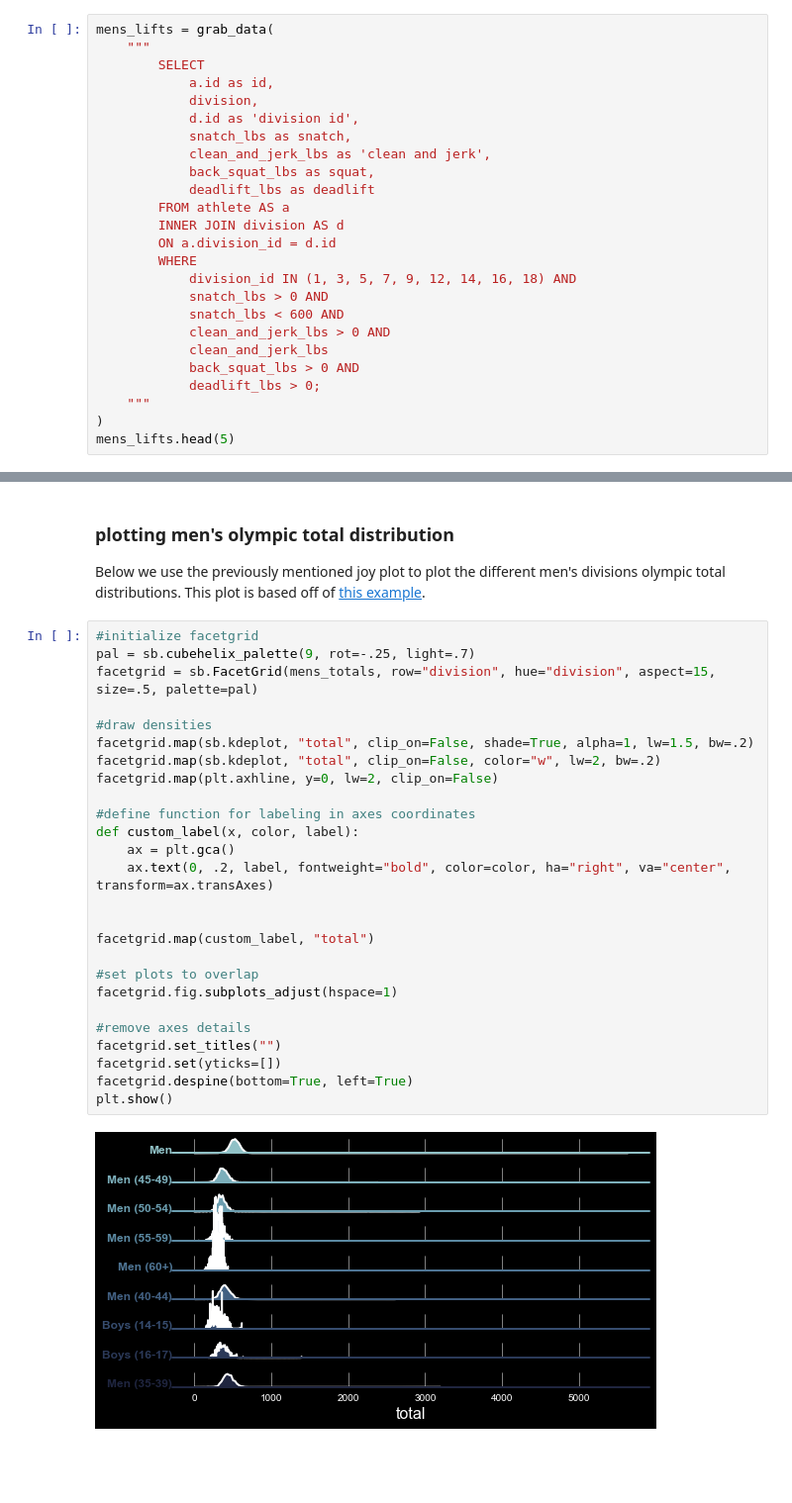
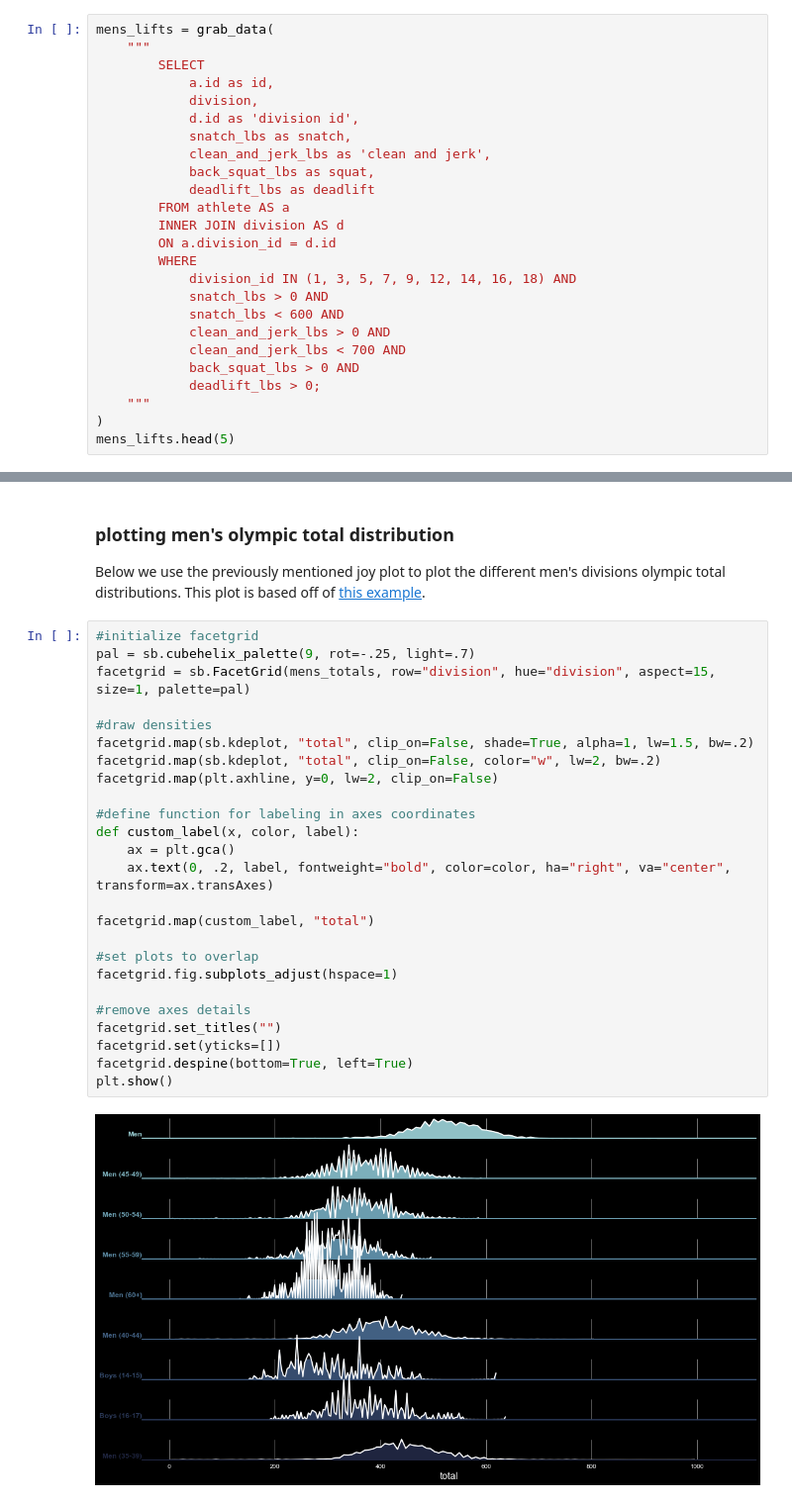
Before and after one commit to zfreedman/crossfit_open_2018, a Jupyter notebook: data_visualization.ipynb, the cells around one changed output, grey strips where cells are left out. Shown at 99% size. Cells and saved outputs as stored; diff of their text form; blank space fills up the shorter version.

Commit message:
fix: Adjusted size of joyplot for men's olympic totals.

```diff
--- a/data_visualization.ipynb
+++ b/data_visualization.ipynb
@@ -599,7 +599,7 @@ mens_lifts = grab_data(
             snatch_lbs > 0 AND
             snatch_lbs < 600 AND
             clean_and_jerk_lbs > 0 AND
-            clean_and_jerk_lbs
+            clean_and_jerk_lbs < 700 AND
             back_squat_lbs > 0 AND
             deadlift_lbs > 0;
     """
@@ -633,28 +633,27 @@ Below we use the previously mentioned joy plot to plot the different men's divis
 # %%
 #initialize facetgrid
 pal = sb.cubehelix_palette(9, rot=-.25, light=.7)
-facetgrid = sb.FacetGrid(mens_totals, row="division", hue="division", aspect=15, size=.5, palette=pal)
+facetgrid = sb.FacetGrid(mens_totals, row="division", hue="division", aspect=15, size=1, palette=pal)
 
 #draw densities
 facetgrid.map(sb.kdeplot, "total", clip_on=False, shade=True, alpha=1, lw=1.5, bw=.2)
 facetgrid.map(sb.kdeplot, "total", clip_on=False, color="w", lw=2, bw=.2)
 facetgrid.map(plt.axhline, y=0, lw=2, clip_on=False)
 
 #define function for labeling in axes coordinates
 def custom_label(x, color, label):
     ax = plt.gca()
     ax.text(0, .2, label, fontweight="bold", color=color, ha="right", va="center", transform=ax.transAxes)
 
-
 facetgrid.map(custom_label, "total")
 
 #set plots to overlap
 facetgrid.fig.subplots_adjust(hspace=1)
 
 #remove axes details
 facetgrid.set_titles("")
 facetgrid.set(yticks=[])
 facetgrid.despine(bottom=True, left=True)
 plt.show()
 # %% [output]
-[figure, old version]
+[figure, new version]
```
Also changed, not shown: parts of 4 cells of this notebook, 1 other file.
